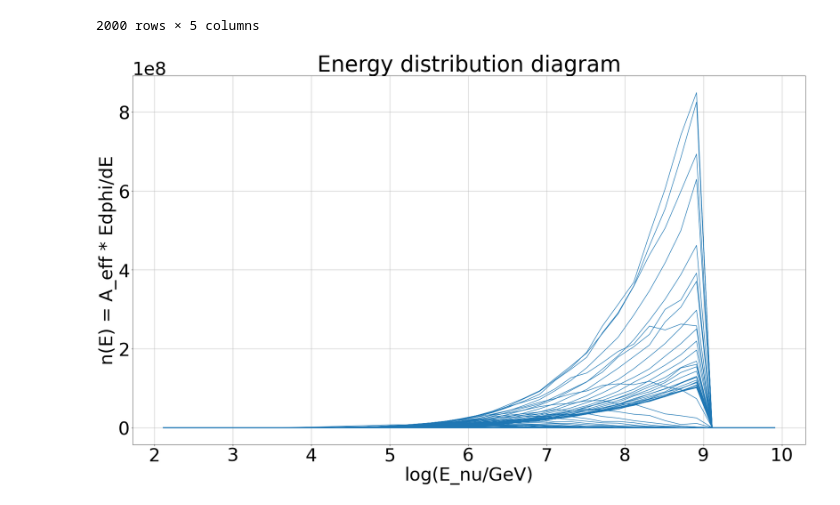
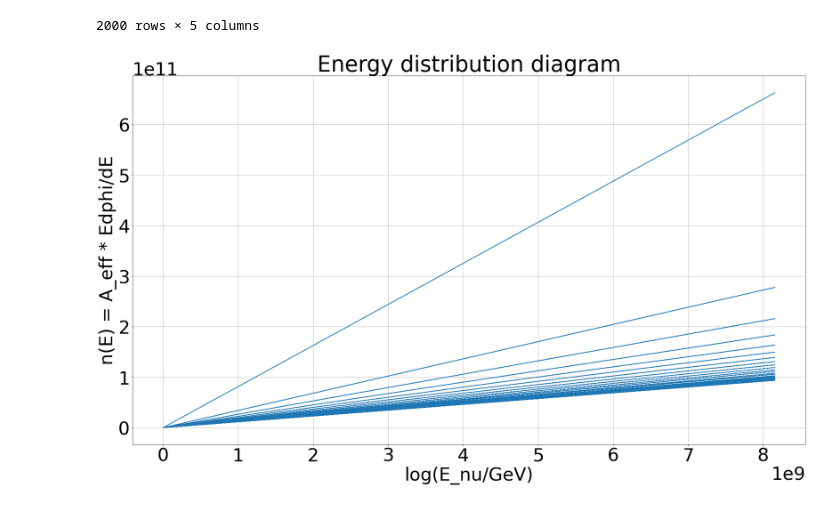
Before and after one commit to DarkWake9/Project-IceCube-Legacy, a Jupyter notebook: 1b3.ipynb, the cells around one changed output. Cells and saved outputs as stored; diff of their text form; code cells hidden in the pictures.

```diff
--- a/1b3.ipynb
+++ b/1b3.ipynb
@@ -41,13 +41,18 @@ n_e = [eff_a[i]*(e2[i] * dphi[i]/de[i]) for i in range(0,len(data['log10(E_nu/Ge
+# %%
+dloge = [float(data['log10(E_nu/GeV)_max'][i]) -float((data['log10(E_nu/GeV)_min'][i])) for i in range(0,len(data['log10(E_nu/GeV)_max']))]
+yax = [eff_a[i] * e[i]* dphi[i]/dloge[i] for i in range(0, len(dloge))]
+n_e = [e[i]*(dphi[i]/dloge[i]) for i in range(0,len(data['log10(E_nu/GeV)_max']))]
+#yax[7] ==
 # %%
 plt.figure(figsize=(32,18))
 plt.rcParams.update({'font.size': 48})
 plt.xlabel("log(E_nu/GeV)")
-plt.ylabel("n(E) = A_eff * E2dphi/dE")
+plt.ylabel("n(E) = A_eff * Edphi/dE")
 plt.title("Energy distribution diagram")
-plt.plot(np.log10(e),n_e)
+plt.plot(e,n_e)
 #plt.suptitle(filenamewithpath.replace('icecube_10year_ps/irfs/',''))
 plt.grid(True, which='both')
-#plt.show()
-plt.savefig('test.jpg')
+plt.show()
+#plt.savefig('test.jpg')
 # %% [output]
-[figure, old version]
+[figure, new version]
```
Also changed, not shown: parts of 3 cells of this notebook, 1 other file.
